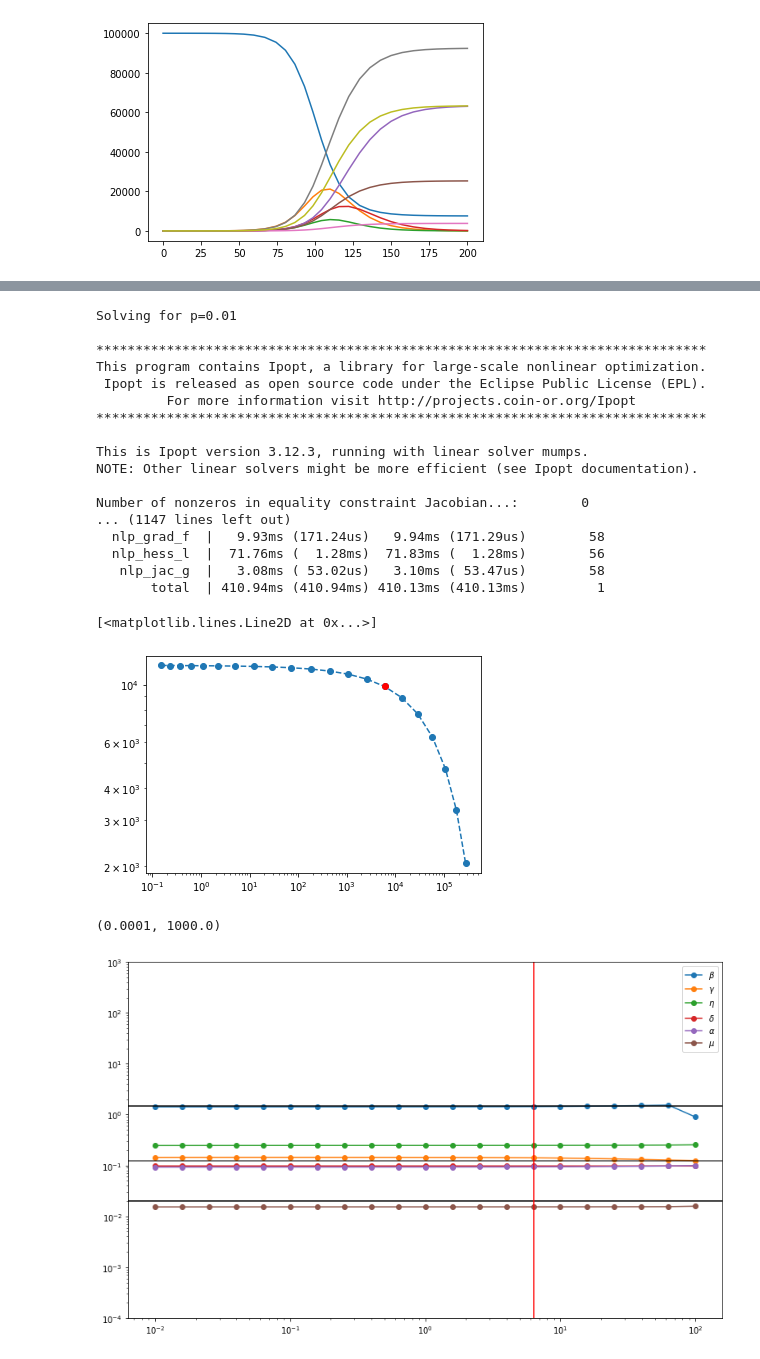
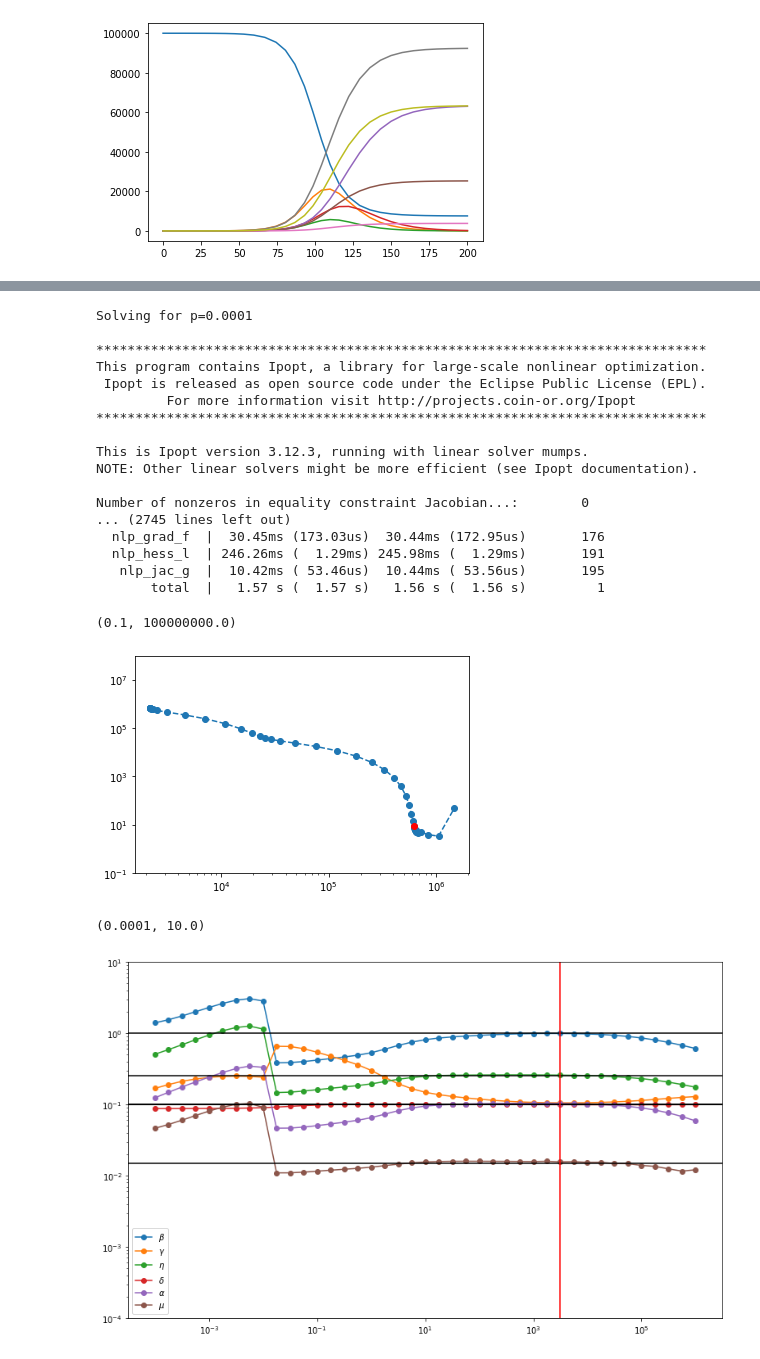
Before and after one commit to dwu402/pypei, a Jupyter notebook: synth_sd.ipynb, the cells around one changed output, grey strips where cells are left out. Drawn from its saved outputs; the diff is of its cells as text; code cells hidden in the pictures.

```diff
--- a/synth_sd.ipynb
+++ b/synth_sd.ipynb
@@ -126,7 +121,7 @@ f2_ex = ca.Function('f2_ex', [solver_setup['x']], [objective.obj_2])
 getx = ca.Function('getx', [solver_setup['x']], model.xs)
 getp = ca.Function('getx', [solver_setup['x']], model.ps)
 # %%
-prange = np.logspace(-2, 2, num=21)
+prange = np.logspace(-4, 6, num=41)
 sols = []
 xguess = x0
 for p in prange:
@@ -141,7 +136,7 @@ for p in prange:
     sols.append(solver(**solve_opts))
     xguess = np.array(sols[-1]['x']).flatten()
 # %% [output]
-Solving for p=0.01
+Solving for p=0.0001
 
 ******************************************************************************
 This program contains Ipopt, a library for large-scale nonlinear optimization.
@@ -153,39 +148,40 @@ This is Ipopt version 3.12.3, running with linear solver mumps.
 NOTE: Other linear solvers might be more efficient (see Ipopt documentation).
 
 Number of nonzeros in equality constraint Jacobian...:        0
-... (1147 lines left out)
-  nlp_grad_f  |   9.93ms (171.24us)   9.94ms (171.29us)        58
-  nlp_hess_l  |  71.76ms (  1.28ms)  71.83ms (  1.28ms)        56
-   nlp_jac_g  |   3.08ms ( 53.02us)   3.10ms ( 53.47us)        58
-       total  | 410.94ms (410.94ms) 410.13ms (410.13ms)         1
+... (2745 lines left out)
+  nlp_grad_f  |  30.45ms (173.03us)  30.44ms (172.95us)       176
+  nlp_hess_l  | 246.26ms (  1.29ms) 245.98ms (  1.29ms)       191
+   nlp_jac_g  |  10.42ms ( 53.46us)  10.44ms ( 53.56us)       195
+       total  |   1.57 s (  1.57 s)   1.56 s (  1.56 s)         1
 # %%
 fsvals = np.array([(float(f1_ex(s['x'])), float(f2_ex(s['x']))) for s in sols])
 # %%
-idx = 14
+idx = 30
 plt.loglog(*fsvals.T, 'o--',)
 plt.loglog(*fsvals[idx], 'ro')
+plt.ylim(1e-1, 1e8)
 # %% [output]
-[<matplotlib.lines.Line2D at 0x...>]
+(0.1, 100000000.0)
-[figure, old version]
+[figure, new version]
 # %%
 plt.figure(figsize=[13,8])
 plt.plot(prange, [float(s['x'][-6]) for s in sols], 'o-', label=r'$\beta$')
 plt.plot(prange, [float(s['x'][-5]) for s in sols], 'o-', label=r'$\gamma$')
 plt.plot(prange, [float(s['x'][-4]) for s in sols], 'o-', label=r'$\eta$')
 plt.plot(prange, [float(s['x'][-3]) for s in sols], 'o-', label=r'$\delta$')
 plt.plot(prange, [float(s['x'][-2]) for s in sols], 'o-', label=r'$\alpha$')
 plt.plot(prange, [float(s['x'][-1]) for s in sols], 'o-', label=r'$\mu$')
-for q in p0:
+for q in p_true:
     plt.axhline(q, color='k')
-plt.axhline(0.125, color='k', alpha=0.7)
+# plt.axhline(0.125, color='k', alpha=0.7)
 plt.xscale('log')
 plt.yscale('log')
 plt.axvline(prange[idx], color='r')
 plt.legend()
-plt.ylim([1e-4, 1e3])
+plt.ylim([1e-4, 1e1])
 # %% [output]
-(0.0001, 1000.0)
+(0.0001, 10.0)
-[figure, old version]
+[figure, new version]
 # %%
 fig, ax=plt.subplots(figsize=[13, 8])
 ax.plot(sol.t, sol.y.T, 'o')
```
Also changed, not shown: parts of 6 cells of this notebook.
